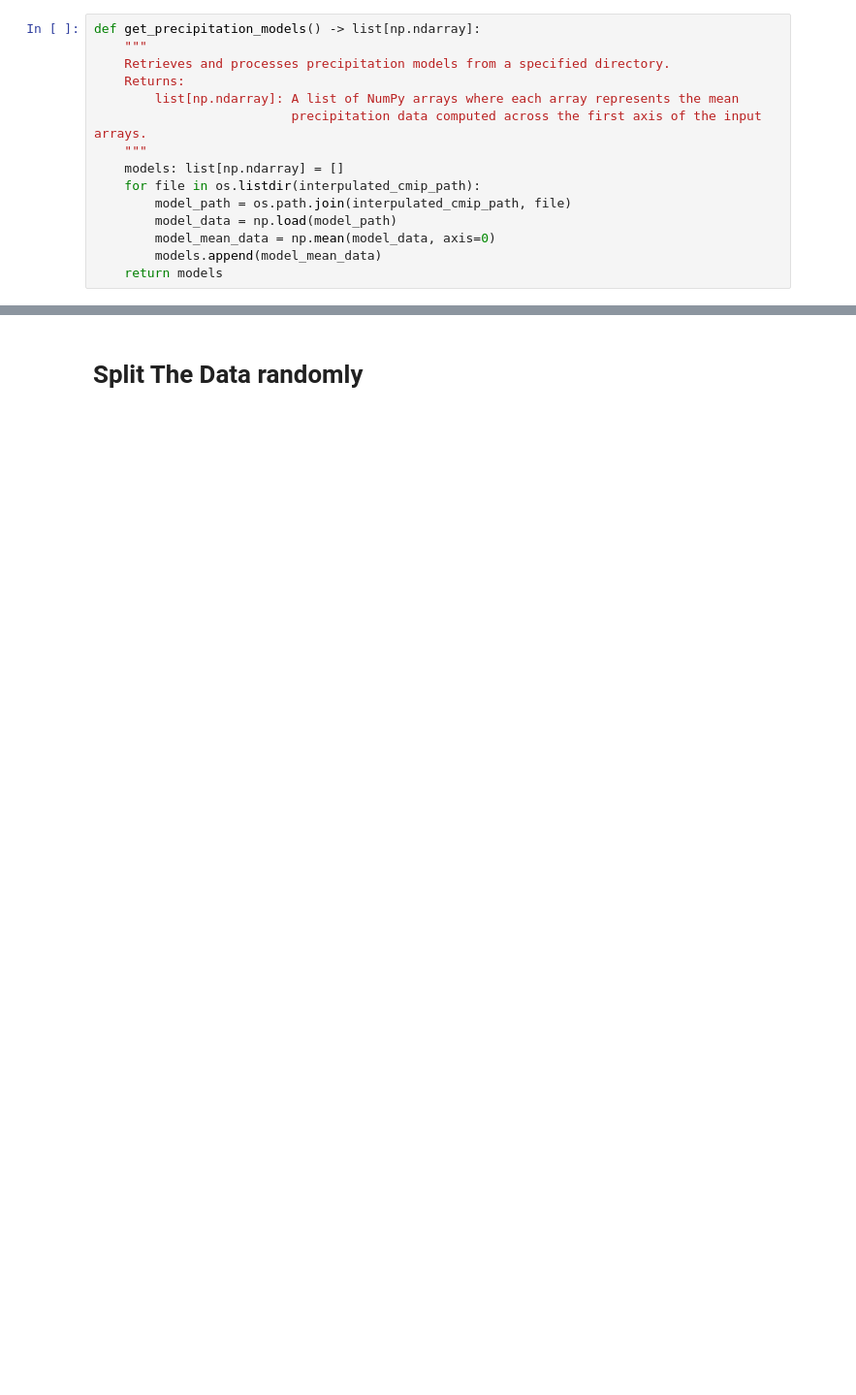
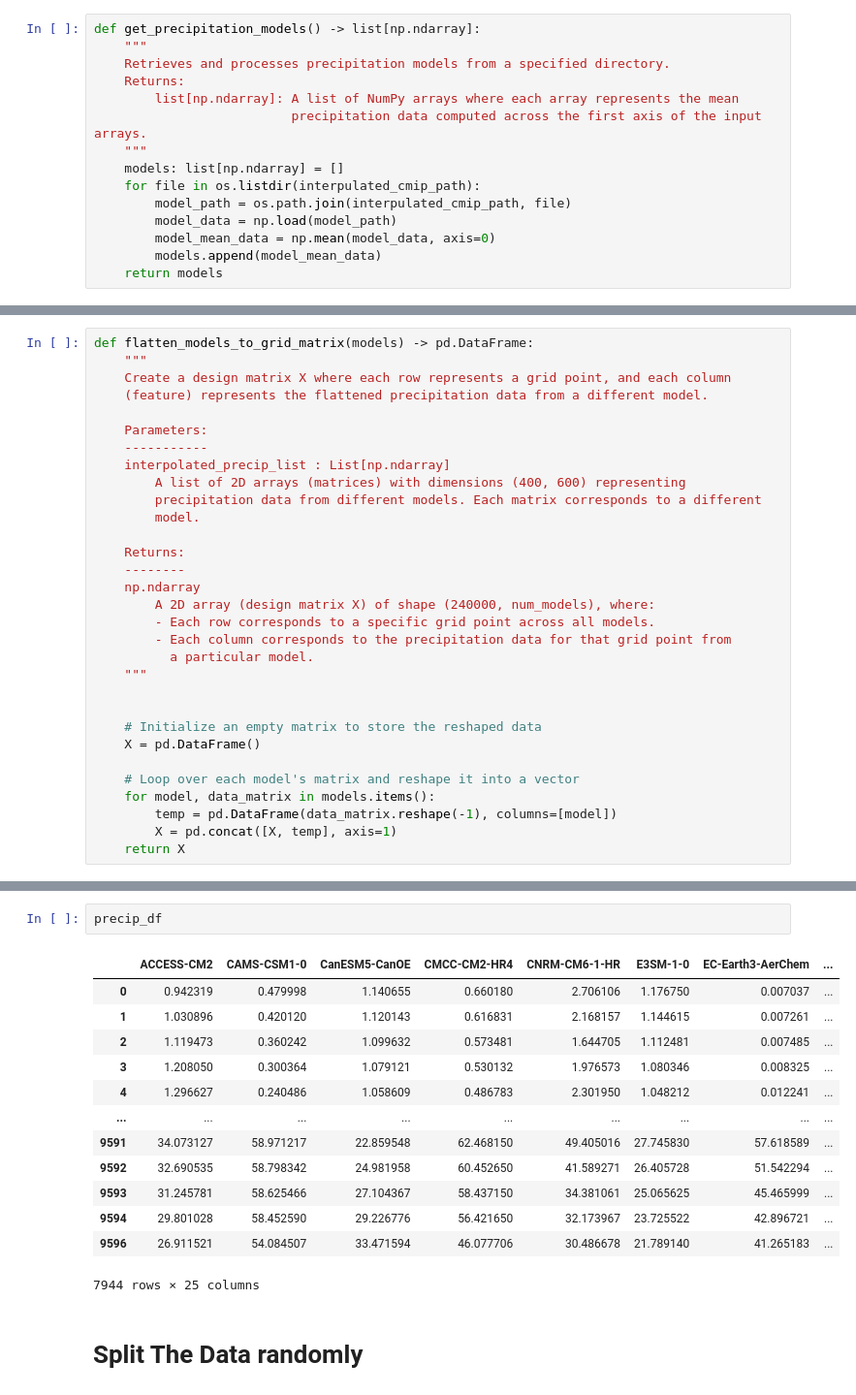
Before and after one commit to TrueMichato/sub-seasonal-cmip-analysis, a Jupyter notebook: src/ensemblineg_pipline.ipynb, the cells around one changed output, grey strips where cells are left out. Shown at 97% size. Cells and saved outputs as stored; diff of their text form; blank space fills up the shorter version.

```diff
--- a/src/ensemblineg_pipline.ipynb
+++ b/src/ensemblineg_pipline.ipynb
@@ -99,0 +211,31 @@ y_chirps = y_chirps.astype(np.float64)
+# %%
+def flatten_models_to_grid_matrix(models) -> pd.DataFrame:
+    """
+    Create a design matrix X where each row represents a grid point, and each column
+    (feature) represents the flattened precipitation data from a different model.
+
+    Parameters:
+    -----------
+    interpolated_precip_list : List[np.ndarray]
+        A list of 2D arrays (matrices) with dimensions (400, 600) representing
+        precipitation data from different models. Each matrix corresponds to a different
+        model.
+
+    Returns:
+    --------
+    np.ndarray
+        A 2D array (design matrix X) of shape (240000, num_models), where:
+        - Each row corresponds to a specific grid point across all models.
+        - Each column corresponds to the precipitation data for that grid point from
+          a particular model.
+    """
+
+
+    # Initialize an empty matrix to store the reshaped data
+    X = pd.DataFrame()
+
+    # Loop over each model's matrix and reshape it into a vector
+    for model, data_matrix in models.items():
+        temp = pd.DataFrame(data_matrix.reshape(-1), columns=[model])
+        X = pd.concat([X, temp], axis=1)
+    return X
@@ -100,2 +256,18 @@ y_chirps = y_chirps.astype(np.float64)
+# %%
+precip_df
+# %% [output]
+|  | ACCESS-CM2 | CAMS-CSM1-0 | CanESM5-CanOE | CMCC-CM2-HR4 | CNRM-CM6-1-HR | E3SM-1-0 | EC-Earth3-AerChem | ... |
+| 0 | 0.942319 | 0.479998 | 1.140655 | 0.660180 | 2.706106 | 1.176750 | 0.007037 | ... |
+| 1 | 1.030896 | 0.420120 | 1.120143 | 0.616831 | 2.168157 | 1.144615 | 0.007261 | ... |
+| 2 | 1.119473 | 0.360242 | 1.099632 | 0.573481 | 1.644705 | 1.112481 | 0.007485 | ... |
+| 3 | 1.208050 | 0.300364 | 1.079121 | 0.530132 | 1.976573 | 1.080346 | 0.008325 | ... |
+| 4 | 1.296627 | 0.240486 | 1.058609 | 0.486783 | 2.301950 | 1.048212 | 0.012241 | ... |
+| ... | ... | ... | ... | ... | ... | ... | ... | ... |
+| 9591 | 34.073127 | 58.971217 | 22.859548 | 62.468150 | 49.405016 | 27.745830 | 57.618589 | ... |
+| 9592 | 32.690535 | 58.798342 | 24.981958 | 60.452650 | 41.589271 | 26.405728 | 51.542294 | ... |
+| 9593 | 31.245781 | 58.625466 | 27.104367 | 58.437150 | 34.381061 | 25.065625 | 45.465999 | ... |
+| 9594 | 29.801028 | 58.452590 | 29.226776 | 56.421650 | 32.173967 | 23.725522 | 42.896721 | ... |
+| 9596 | 26.911521 | 54.084507 | 33.471594 | 46.077706 | 30.486678 | 21.789140 | 41.265183 | ... |
+7944 rows × 25 columns
 # %% [markdown]
 # Split The Data randomly
```
Also changed, not shown: parts of 30 cells of this notebook.
